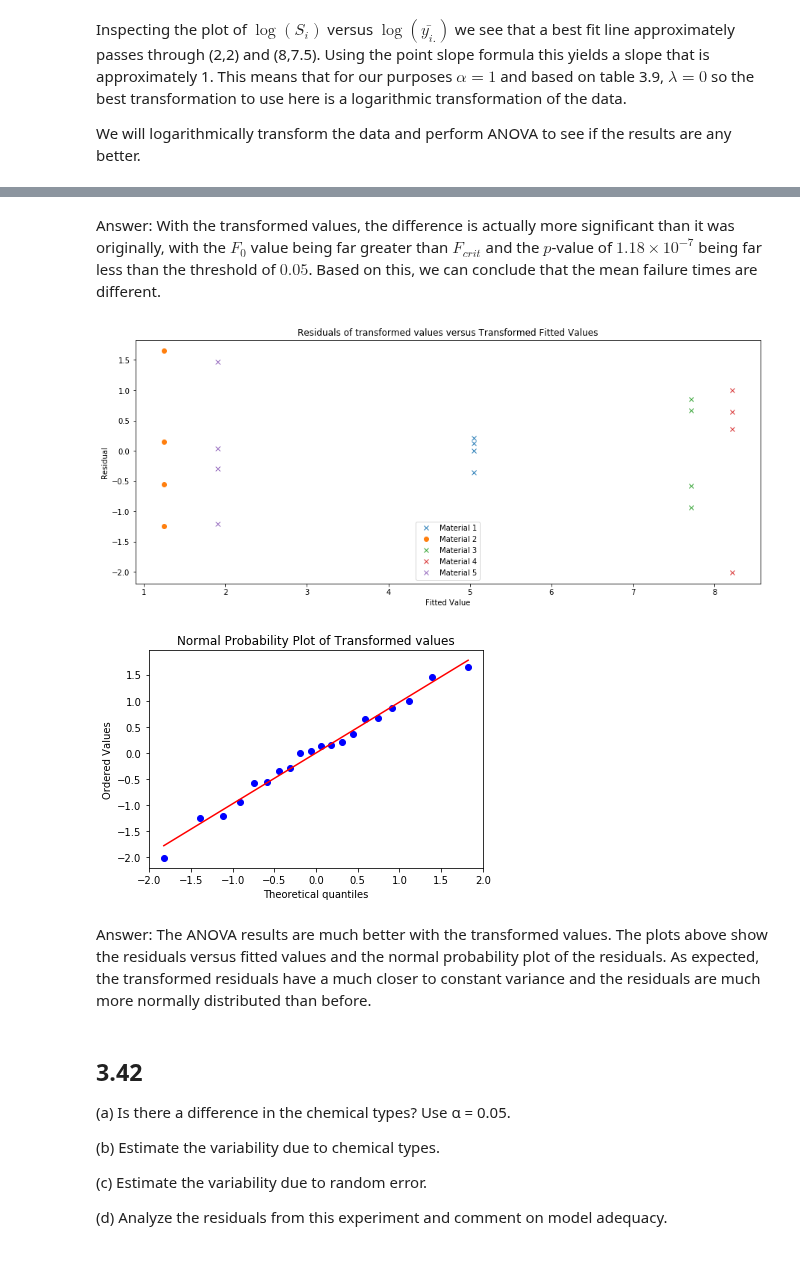
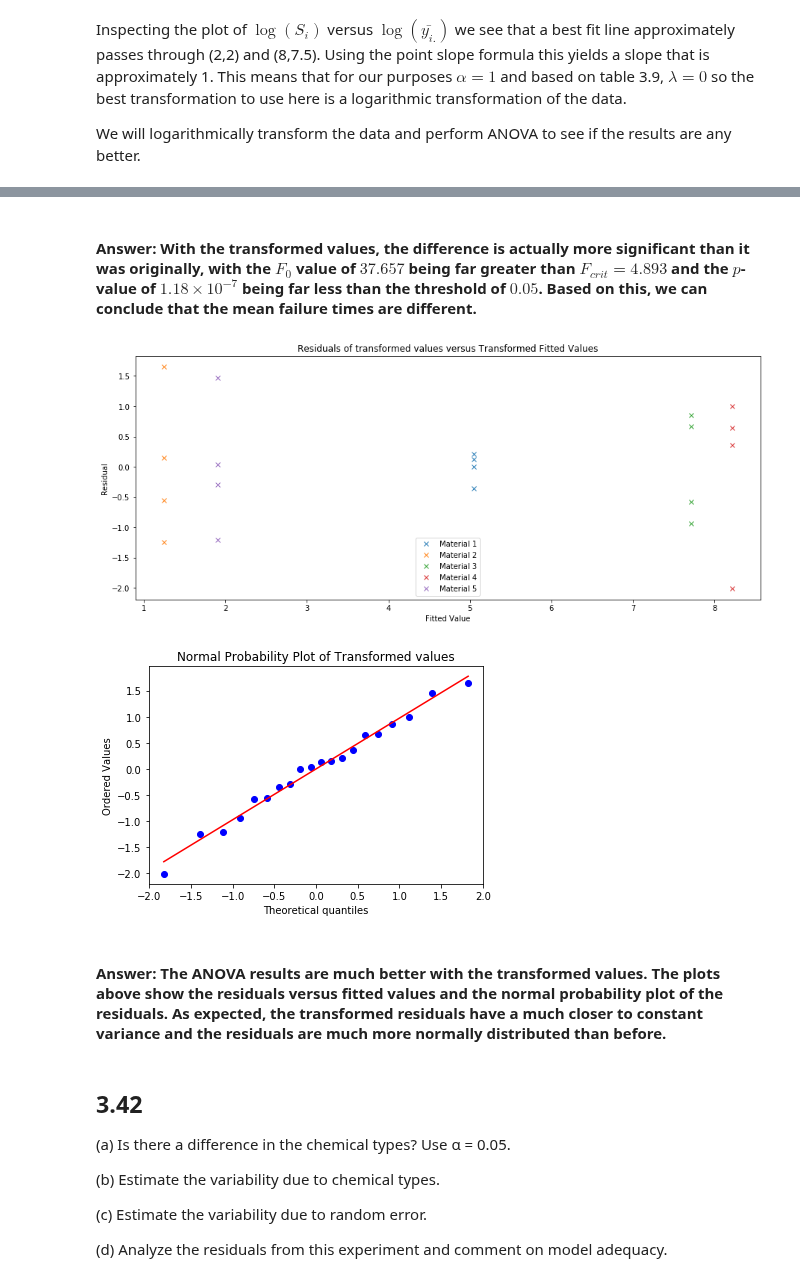
Before and after one commit to mwnewlin/AFIT, a Jupyter notebook: CSCE 554/Newlin_hw3_CSCE554.ipynb, the cells around one changed output, grey strips where cells are left out. Saved outputs shown, nothing was run; the diff lists cells and outputs as text; code cells hidden in the pictures.

```diff
--- a/CSCE 554/Newlin_hw3_CSCE554.ipynb
+++ b/CSCE 554/Newlin_hw3_CSCE554.ipynb
@@ -586,42 +586,42 @@ Critical F-Value: 3.056
 p-value: 1.1760925033854619e-07
 # %% [markdown]
-Answer: With the transformed values, the difference is actually more significant than it was originally, with the $F_0$ value being far greater than $F_{crit}$ and the $p$-value of $1.18 \times 10^{-7}$ being far less than the threshold of $0.05$. Based on this, we can conclude that the mean failure times are different.
+#### Answer: With the transformed values, the difference is actually more significant than it was originally, with the $F_0$ value of $37.657$ being far greater than $F_{crit} = 4.893$ and the $p$-value of $1.18 \times 10^{-7}$ being far less than the threshold of $0.05$. Based on this, we can conclude that the mean failure times are different.
 # %%
 resid1_transformed = mat_1_transformed - mat_1_transformed_mean
 resid2_transformed = mat_2_transformed - mat_2_transformed_mean
 resid3_transformed = mat_3_transformed - mat_3_transformed_mean
 resid4_transformed = mat_4_transformed - mat_4_transformed_mean
 resid5_transformed = mat_5_transformed - mat_5_transformed_mean
 
 
 resid_1_x = np.array([mat_1_transformed_mean, mat_1_transformed_mean, mat_1_transformed_mean, mat_1_transformed_mean])
 resid_2_x = np.array([mat_2_transformed_mean, mat_2_transformed_mean, mat_2_transformed_mean, mat_2_transformed_mean])
 resid_3_x = np.array([mat_3_transformed_mean, mat_3_transformed_mean, mat_3_transformed_mean, mat_3_transformed_mean])
 resid_4_x = np.array([mat_4_transformed_mean, mat_4_transformed_mean, mat_4_transformed_mean, mat_4_transformed_mean])
 resid_5_x = np.array([mat_5_transformed_mean, mat_5_transformed_mean, mat_5_transformed_mean, mat_5_transformed_mean])
 
 fig = plt.figure(figsize=(15,6))
 plt.plot(resid_1_x,resid1_transformed, 'x', label='Material 1')
-plt.plot(resid_2_x,resid2_transformed, 'o', label='Material 2')
+plt.plot(resid_2_x,resid2_transformed, 'x', label='Material 2')
 plt.plot(resid_3_x,resid3_transformed, 'x', label='Material 3')
 plt.plot(resid_4_x,resid4_transformed, 'x', label='Material 4')
 plt.plot(resid_5_x,resid5_transformed, 'x', label='Material 5')
 plt.title("Residuals of transformed values versus Transformed Fitted Values")
 plt.ylabel("Residual")
 plt.xlabel("Fitted Value")
 plt.legend()
 plt.show()
 
 
 residuals_transformed = np.hstack((resid1_transformed, resid2_transformed, resid3_transformed, resid4_transformed, resid5_transformed))
 stats.probplot(residuals_transformed, plot=plt)
 plt.title("Normal Probability Plot of Transformed values")
 plt.show()
 # %% [output]
-[figure, old version]
+[figure, new version]
 [figure]
 # %% [markdown]
-Answer: The ANOVA results are much better with the transformed values. The plots above show the residuals versus fitted values and the normal probability plot of the residuals. As expected, the transformed residuals have a much closer to constant variance and the residuals are much more normally distributed than before.
+#### Answer: The ANOVA results are much better with the transformed values. The plots above show the residuals versus fitted values and the normal probability plot of the residuals. As expected, the transformed residuals have a much closer to constant variance and the residuals are much more normally distributed than before.
 # %% [markdown]
 ## 3.42
 
```
Also changed, not shown: parts of 32 cells of this notebook, 3 other files.
